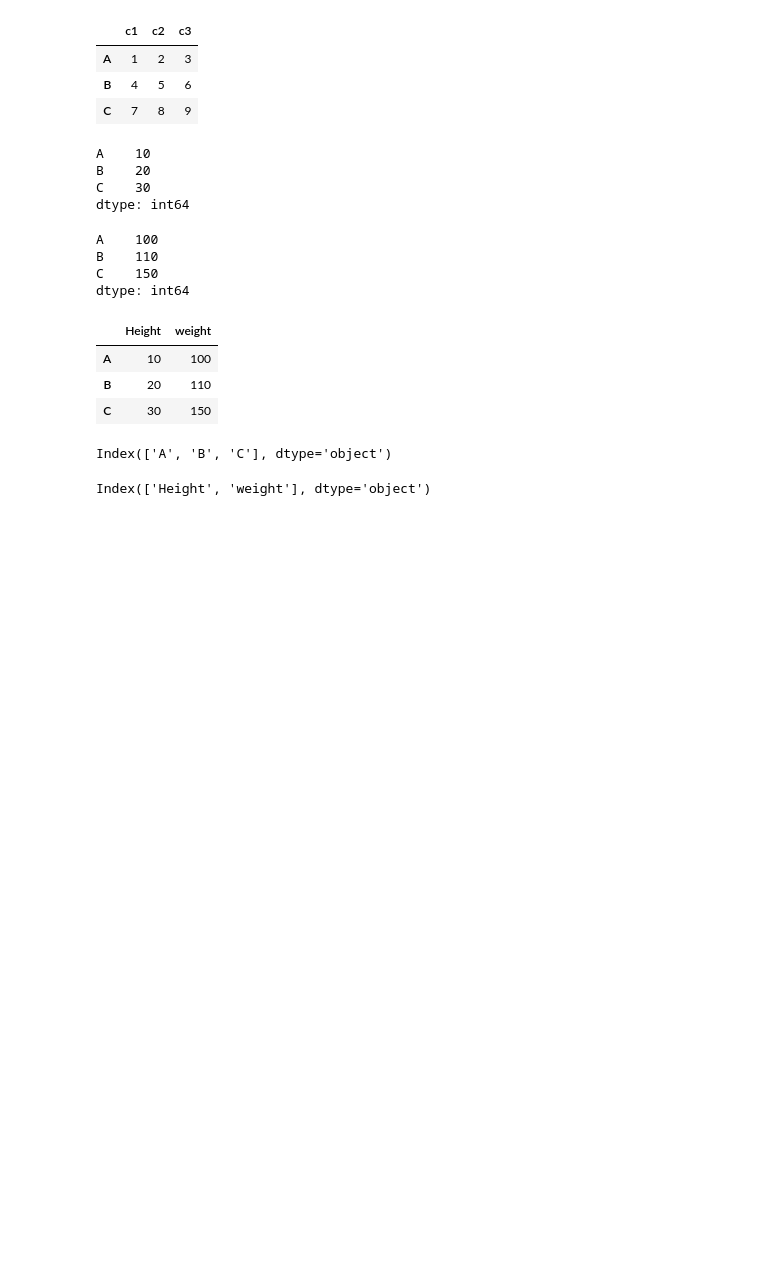
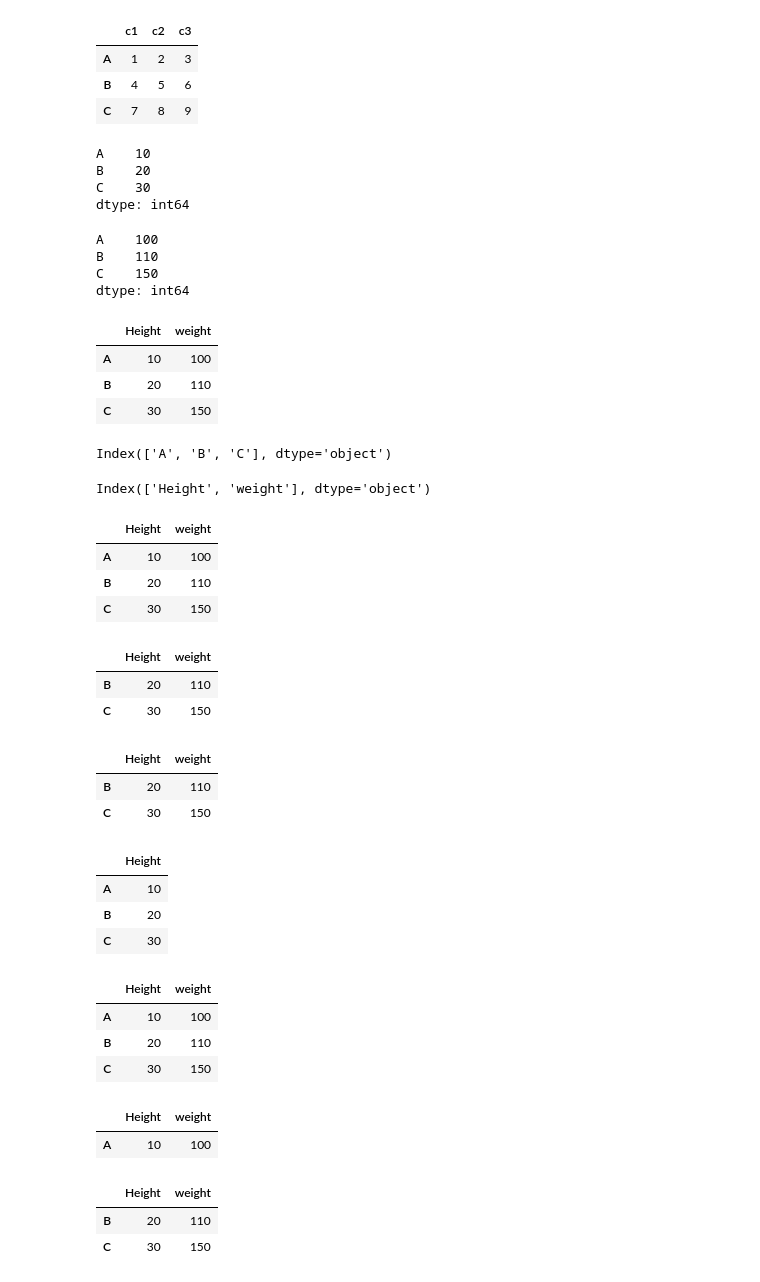
Before and after one commit to Pepcoders/Data-Science-January, a Jupyter notebook: Pandas/Pandas.ipynb, the cells around one changed output. Cells and saved outputs as stored; diff of their text form; code cells hidden in the pictures; blank space fills up the shorter version.

```diff
--- a/Pandas/Pandas.ipynb
+++ b/Pandas/Pandas.ipynb
@@ -202,3 +200,47 @@ Index(['A', 'B', 'C'], dtype='object')
 print(df.columns)
 # %% [output]
 Index(['Height', 'weight'], dtype='object')
+# %%
+df
+# %% [output]
+|  | Height | weight |
+| A | 10 | 100 |
+| B | 20 | 110 |
+| C | 30 | 150 |
+# %%
+df.loc['B':'C']
+# %% [output]
+|  | Height | weight |
+| B | 20 | 110 |
+| C | 30 | 150 |
+# %%
+df.iloc[1:3]
+# %% [output]
+|  | Height | weight |
+| B | 20 | 110 |
+| C | 30 | 150 |
+# %%
+df[['Height']]
+# %% [output]
+|  | Height |
+| A | 10 |
+| B | 20 |
+| C | 30 |
+# %%
+df
+# %% [output]
+|  | Height | weight |
+| A | 10 | 100 |
+| B | 20 | 110 |
+| C | 30 | 150 |
+# %%
+df[[True,False,False]]
+# %% [output]
+|  | Height | weight |
+| A | 10 | 100 |
+# %%
+df[df['Height']>15]
+# %% [output]
+|  | Height | weight |
+| B | 20 | 110 |
+| C | 30 | 150 |
```
Also changed, not shown: parts of 7 cells of this notebook.
